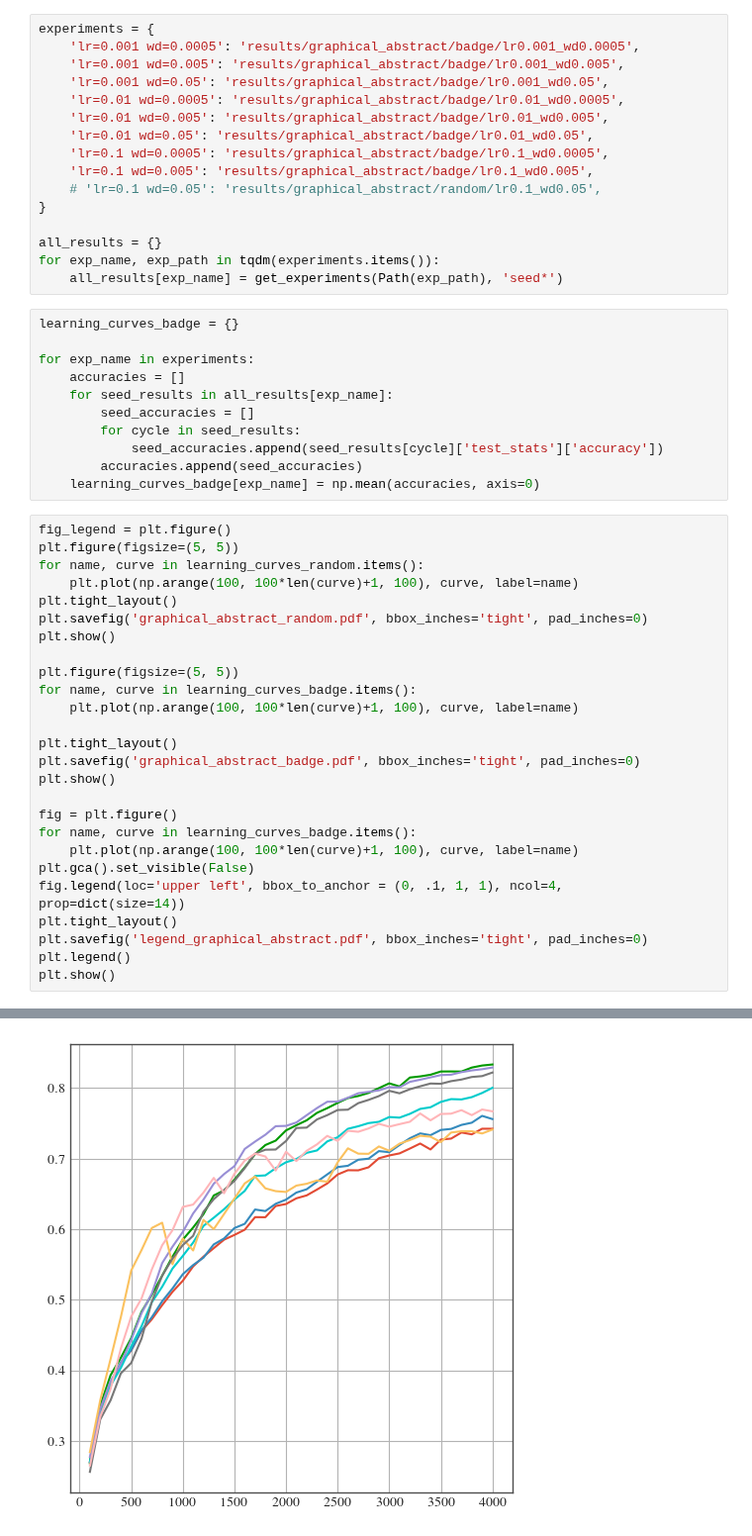
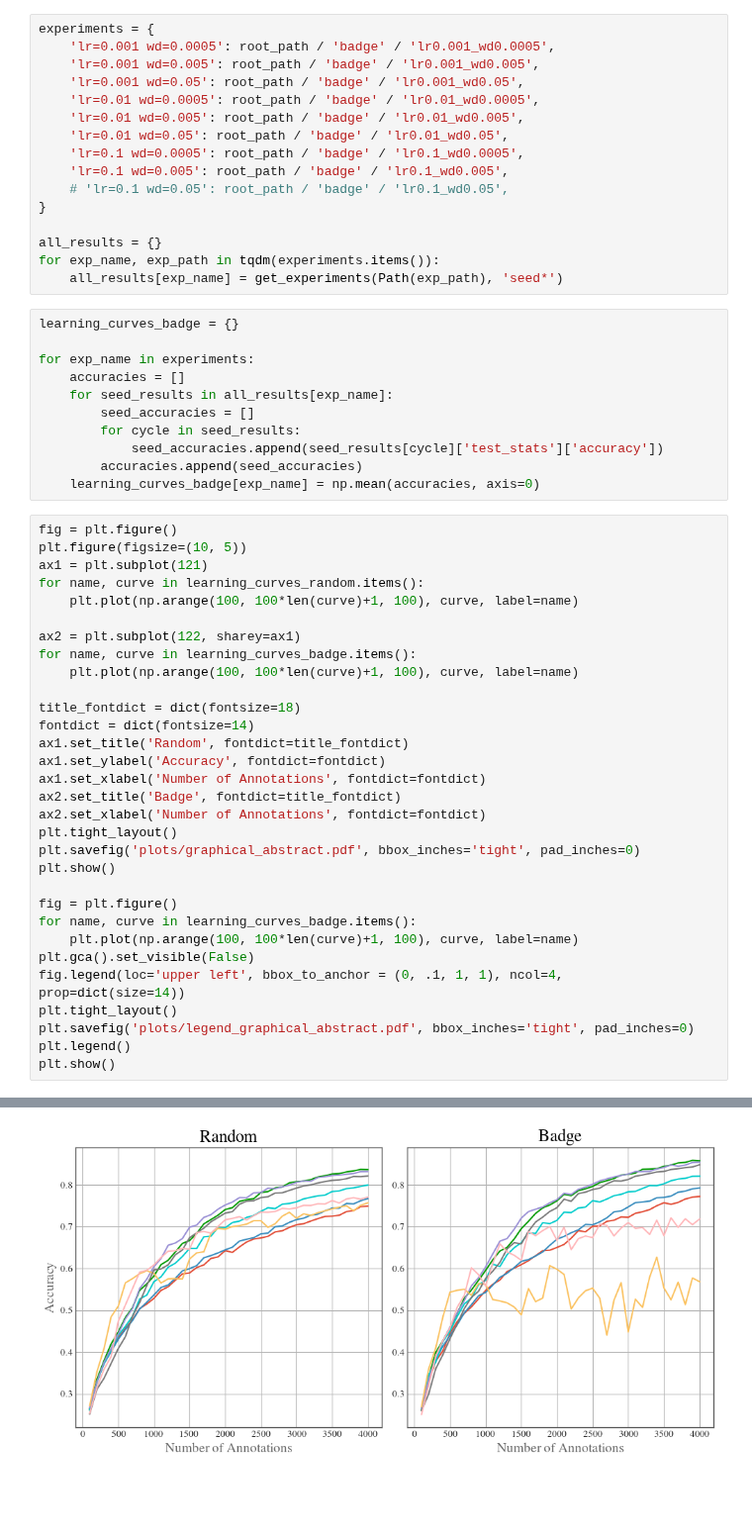
Before and after one commit to dhuseljic/dal-toolbox, a Jupyter notebook: experiments/hyperparameters/notebooks/graphical_abstract.ipynb, the cells around one changed output, grey strips where cells are left out. Shown at 99% size. Saved outputs shown, nothing was run; the diff lists cells and outputs as text; blank space fills up the shorter version.

```diff
--- a/experiments/hyperparameters/notebooks/graphical_abstract.ipynb
+++ b/experiments/hyperparameters/notebooks/graphical_abstract.ipynb
@@ -98,15 +98,15 @@ for exp_name in experiments:
     learning_curves_random[exp_name] = np.mean(accuracies, axis=0)
 # %%
 experiments = {
-    'lr=0.001 wd=0.0005': 'results/graphical_abstract/badge/lr0.001_wd0.0005',
-    'lr=0.001 wd=0.005': 'results/graphical_abstract/badge/lr0.001_wd0.005',
-    'lr=0.001 wd=0.05': 'results/graphical_abstract/badge/lr0.001_wd0.05',
-    'lr=0.01 wd=0.0005': 'results/graphical_abstract/badge/lr0.01_wd0.0005',
-    'lr=0.01 wd=0.005': 'results/graphical_abstract/badge/lr0.01_wd0.005',
-    'lr=0.01 wd=0.05': 'results/graphical_abstract/badge/lr0.01_wd0.05',
-    'lr=0.1 wd=0.0005': 'results/graphical_abstract/badge/lr0.1_wd0.0005',
-    'lr=0.1 wd=0.005': 'results/graphical_abstract/badge/lr0.1_wd0.005',
-    # 'lr=0.1 wd=0.05': 'results/graphical_abstract/random/lr0.1_wd0.05',
+    'lr=0.001 wd=0.0005': root_path / 'badge' / 'lr0.001_wd0.0005',
+    'lr=0.001 wd=0.005': root_path / 'badge' / 'lr0.001_wd0.005',
+    'lr=0.001 wd=0.05': root_path / 'badge' / 'lr0.001_wd0.05',
+    'lr=0.01 wd=0.0005': root_path / 'badge' / 'lr0.01_wd0.0005',
+    'lr=0.01 wd=0.005': root_path / 'badge' / 'lr0.01_wd0.005',
+    'lr=0.01 wd=0.05': root_path / 'badge' / 'lr0.01_wd0.05',
+    'lr=0.1 wd=0.0005': root_path / 'badge' / 'lr0.1_wd0.0005',
+    'lr=0.1 wd=0.005': root_path / 'badge' / 'lr0.1_wd0.005',
+    # 'lr=0.1 wd=0.05': root_path / 'badge' / 'lr0.1_wd0.05',
 }
 
 all_results = {}
@@ -124,31 +124,36 @@ for exp_name in experiments:
         accuracies.append(seed_accuracies)
     learning_curves_badge[exp_name] = np.mean(accuracies, axis=0)
 # %%
-fig_legend = plt.figure()
-plt.figure(figsize=(5, 5))
+fig = plt.figure()
+plt.figure(figsize=(10, 5))
+ax1 = plt.subplot(121)
 for name, curve in learning_curves_random.items():
     plt.plot(np.arange(100, 100*len(curve)+1, 100), curve, label=name)
-plt.tight_layout()
-plt.savefig('graphical_abstract_random.pdf', bbox_inches='tight', pad_inches=0)
-plt.show()
 
-plt.figure(figsize=(5, 5))
+ax2 = plt.subplot(122, sharey=ax1)
 for name, curve in learning_curves_badge.items():
     plt.plot(np.arange(100, 100*len(curve)+1, 100), curve, label=name)
 
+title_fontdict = dict(fontsize=18)
+fontdict = dict(fontsize=14)
+ax1.set_title('Random', fontdict=title_fontdict)
+ax1.set_ylabel('Accuracy', fontdict=fontdict)
+ax1.set_xlabel('Number of Annotations', fontdict=fontdict)
+ax2.set_title('Badge', fontdict=title_fontdict)
+ax2.set_xlabel('Number of Annotations', fontdict=fontdict)
 plt.tight_layout()
-plt.savefig('graphical_abstract_badge.pdf', bbox_inches='tight', pad_inches=0)
+plt.savefig('plots/graphical_abstract.pdf', bbox_inches='tight', pad_inches=0)
 plt.show()
 
 fig = plt.figure()
 for name, curve in learning_curves_badge.items():
     plt.plot(np.arange(100, 100*len(curve)+1, 100), curve, label=name)
 plt.gca().set_visible(False)
 fig.legend(loc='upper left', bbox_to_anchor = (0, .1, 1, 1), ncol=4,  prop=dict(size=14))
 plt.tight_layout()
-plt.savefig('legend_graphical_abstract.pdf', bbox_inches='tight', pad_inches=0)
+plt.savefig('plots/legend_graphical_abstract.pdf', bbox_inches='tight', pad_inches=0)
 plt.legend()
 plt.show()
 # %% [output]
 <Figure size 1000x500 with 0 Axes>
-[figure, old version]
+[figure, new version]
```
Also changed, not shown: parts of 4 cells of this notebook, 3 other files.
